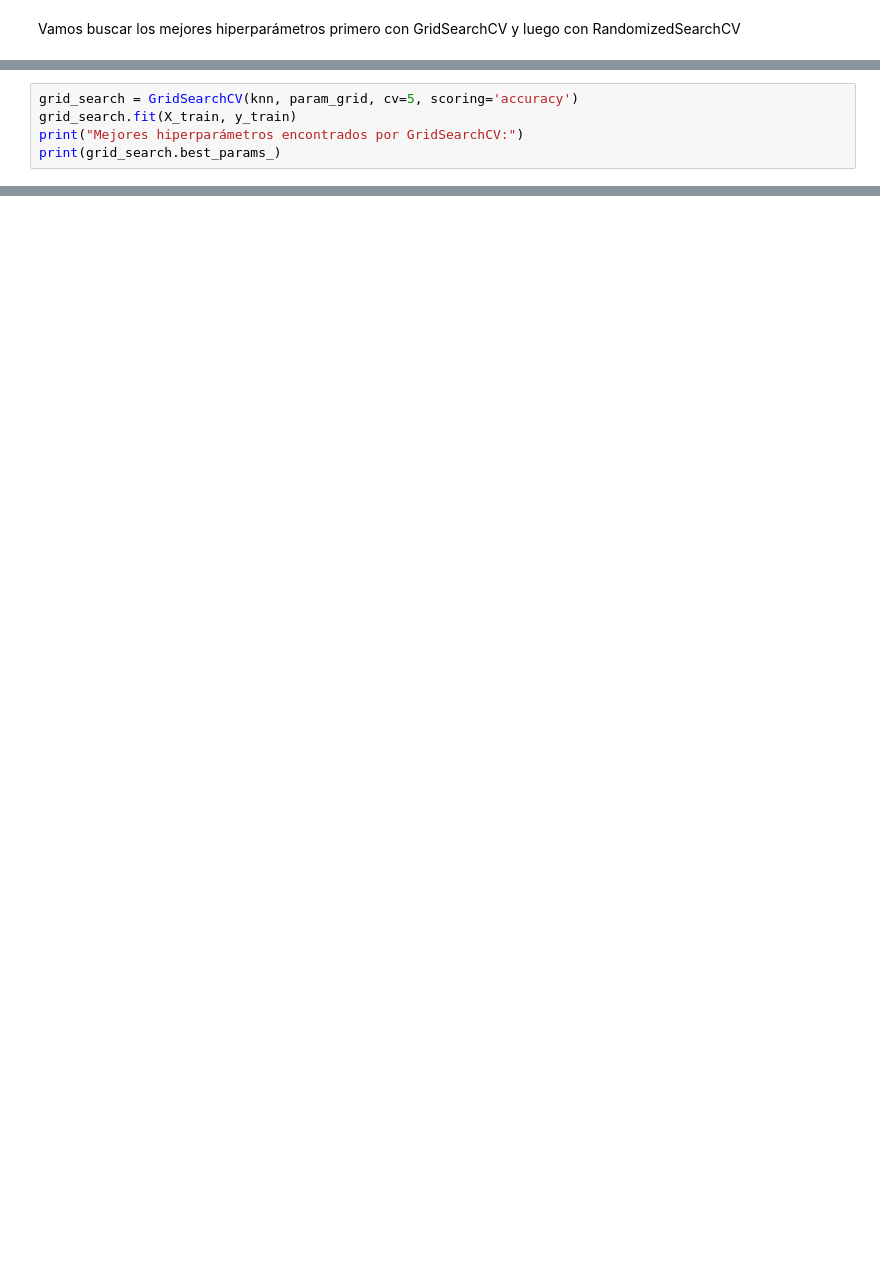
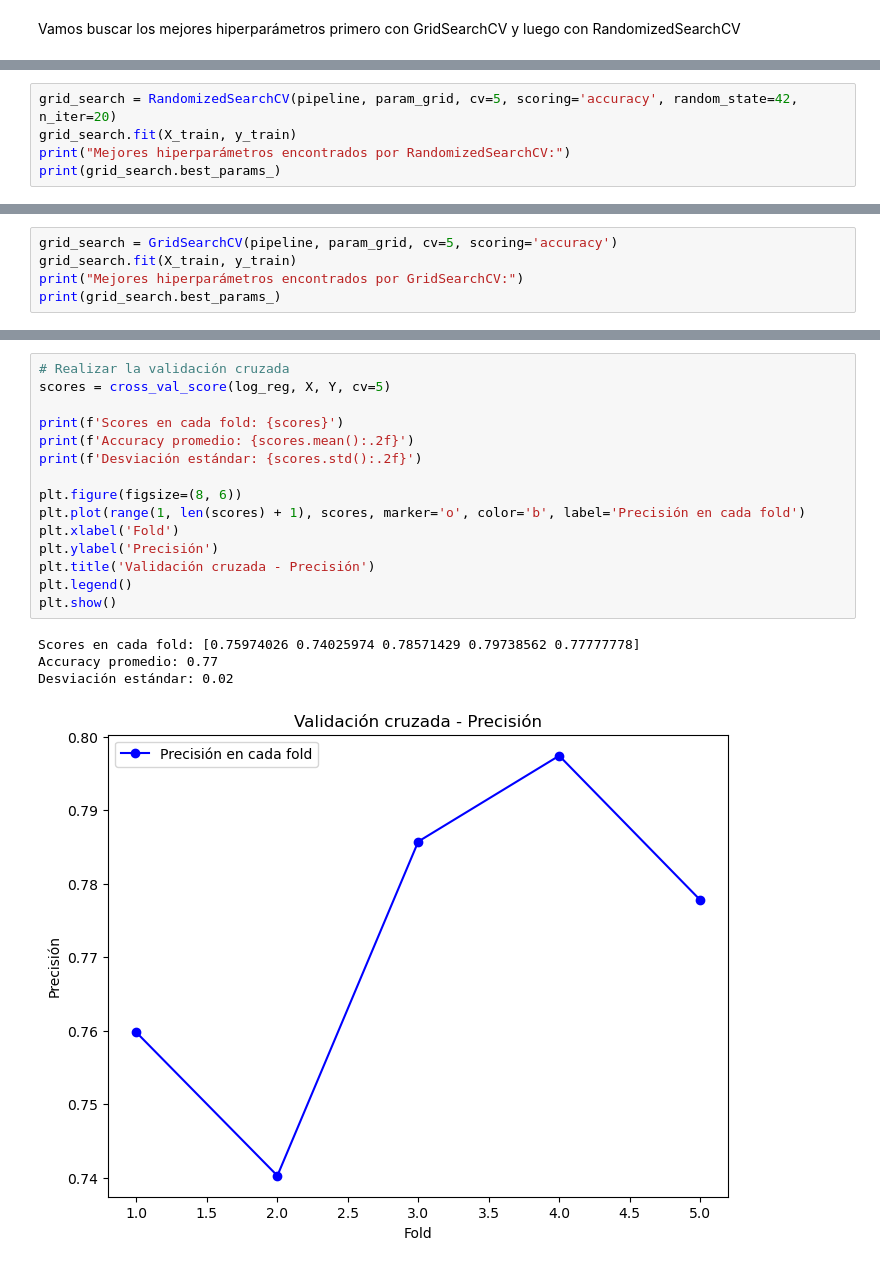
Before and after one commit to Raul0801/SIAA_prediccion_lineal_notas, a Jupyter notebook: Diabetes/knn_raul_javier_laura_martin_hugo.ipynb, the cells around one changed output, grey strips where cells are left out. Saved outputs shown, nothing was run; the diff lists cells and outputs as text; blank space fills up the shorter version.

```diff
--- a/Diabetes/knn_raul_javier_laura_martin_hugo.ipynb
+++ b/Diabetes/knn_raul_javier_laura_martin_hugo.ipynb
@@ -141,0 +170,5 @@ param_grid = {
+# %%
+grid_search = RandomizedSearchCV(pipeline, param_grid, cv=5, scoring='accuracy', random_state=42, n_iter=20)
+grid_search.fit(X_train, y_train)
+print("Mejores hiperparámetros encontrados por RandomizedSearchCV:")
+print(grid_search.best_params_)
@@ -142,5 +180,5 @@ param_grid = {
 # %%
-grid_search = GridSearchCV(knn, param_grid, cv=5, scoring='accuracy')
+grid_search = GridSearchCV(pipeline, param_grid, cv=5, scoring='accuracy')
 grid_search.fit(X_train, y_train)
 print("Mejores hiperparámetros encontrados por GridSearchCV:")
 print(grid_search.best_params_)
@@ -201,0 +291,20 @@ print(probabilidades[:10])
+# %%
+# Realizar la validación cruzada
+scores = cross_val_score(log_reg, X, Y, cv=5)
+
+print(f'Scores en cada fold: {scores}')
+print(f'Accuracy promedio: {scores.mean():.2f}')
+print(f'Desviación estándar: {scores.std():.2f}')
+
+plt.figure(figsize=(8, 6))
+plt.plot(range(1, len(scores) + 1), scores, marker='o', color='b', label='Precisión en cada fold')
+plt.xlabel('Fold')
+plt.ylabel('Precisión')
+plt.title('Validación cruzada - Precisión')
+plt.legend()
+plt.show()
+# %% [output]
+Scores en cada fold: [0.75974026 0.74025974 0.78571429 0.79738562 0.77777778]
+Accuracy promedio: 0.77
+Desviación estándar: 0.02
+[figure, added]
```
Also changed, not shown: parts of 40 cells of this notebook, 5 other files.
